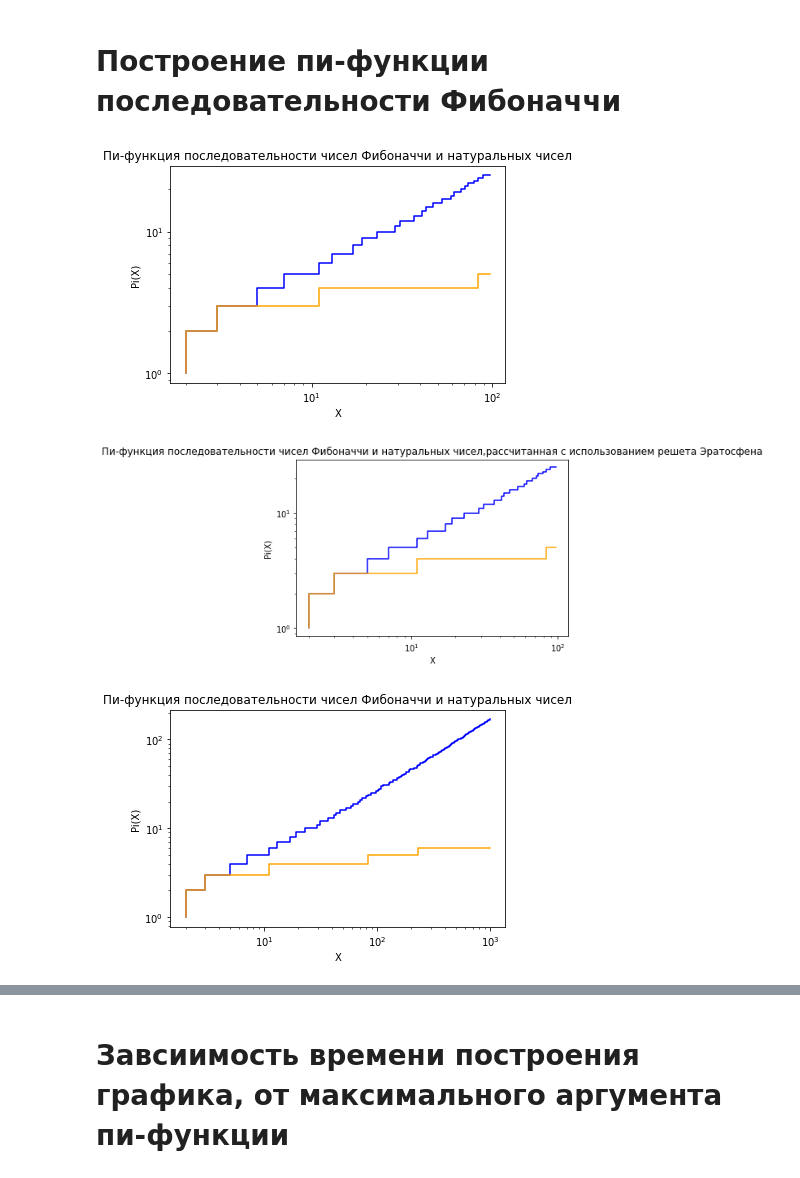
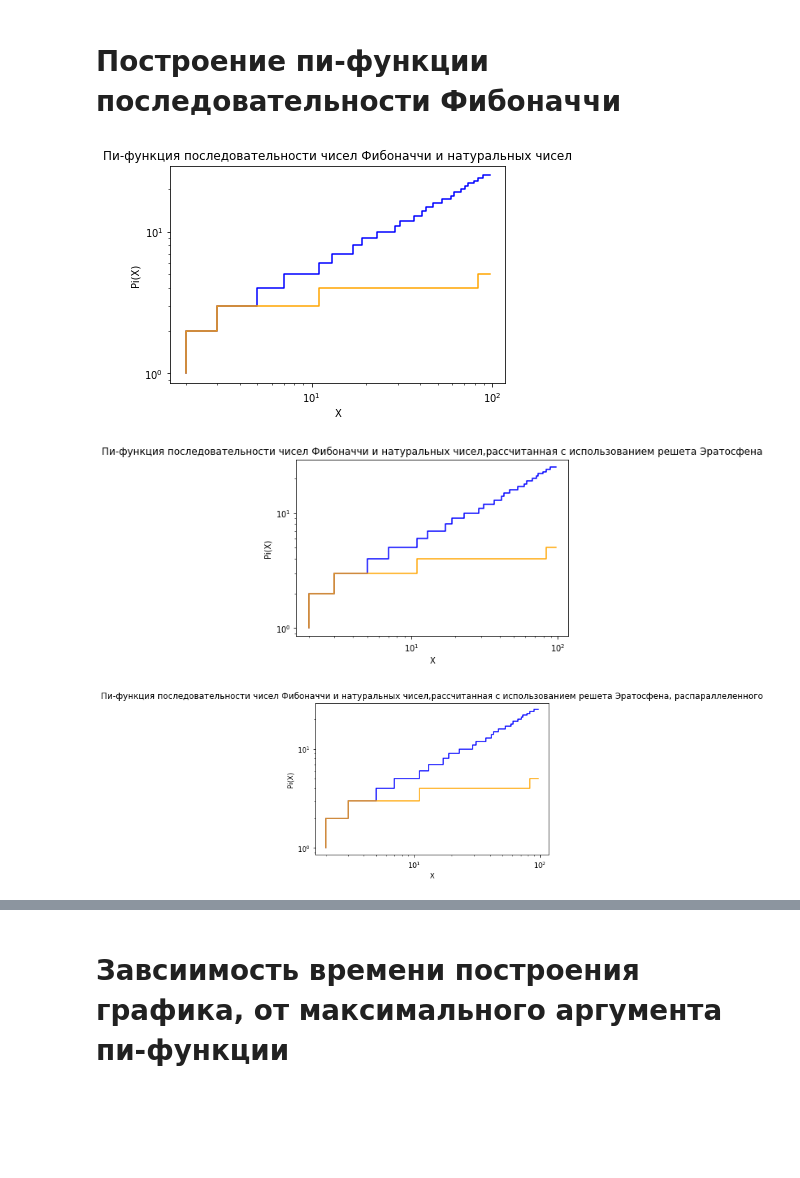
Before and after one commit to Twickitt/Pi-function-of-Fibonacci-and-Tribonacci-Nentrabonacci, a Jupyter notebook: Fibonacci_pi_func.ipynb, the cells around one changed output, grey strips where cells are left out. Cells and saved outputs as stored; diff of their text form; code cells hidden in the pictures; blank space fills up the shorter version.

Commit message:
Вставил параллельное вычисление решета Эратосфена

```diff
--- a/Fibonacci_pi_func.ipynb
+++ b/Fibonacci_pi_func.ipynb
@@ -69,6 +69,7 @@ def count_primes(array):
 
     return count
 
+#Решето Эратосфена
 def sieve_Eratosphene(n):
     sieve = list(range(2, n))
     #print(sieve)
@@ -83,11 +84,48 @@ def sieve_Eratosphene(n):
 
     return sieve
 
+#Решето Эратосфена, распараллеленное
+from multiprocessing import Process, Array
+#Прочистка решета 1 элементом, эта функция будет параллельно ыполняться по разным элементам
+def strain(i, n, sieve):
+    for j in range(i * i, n, i):
+        sieve[j - 2] = False  # Устанавливаем соответствующий индекс в False
+
+def sieve_Eratosphene_paralleled(n):
+    # Инициализируем массив True для всех чисел от 2 до n-1
+    sieve = Array('b', [True] * (n - 2))  # 'b' - тип для boolean (True/False)
+
+    p = []
+    for i in range(2, int(n**0.5) + 1):
+        process = Process(target=strain, args=(i, n, sieve))
+        p.append(process)
+        process.start()
+
+    for process in p:
+        process.join()
+
+    # Формируем список простых чисел
+    prime_numbers = [i + 2 for i in range(len(sieve)) if sieve[i]]
+
+    return prime_numbers
+
 #Функция,считающая количество простых чисел в массиве через решето Эратосфена
 def count_primes_by_sieve_Eratosphene(array):
     count = 0
     arr = list(array)
     sieve = sieve_Eratosphene(arr[-1] + 1)
+
+    for i in array:
+        if i in sieve:
+            count += 1
+
+    return count
+
+#Функция,считающая количество простых чисел в массиве через решето Эратосфена, распараллеленное
+def count_primes_by_sieve_Eratosphene_paralleled(array):
+    count = 0
+    arr = list(array)
+    sieve = sieve_Eratosphene_paralleled(arr[-1] + 1)
 
     for i in array:
         if i in sieve:
@@ -112,6 +150,18 @@ def cut_composites_by_sieve_Eratosphene(array):
     arr_prime = []
 
     sieve = sieve_Eratosphene(array[-1])
+
+    for i in array:
+        if i in sieve:
+            arr_prime.append(i)
+
+    return arr_prime
+
+#Функция, аналогичная cut_composites, но использующая решето Эратосфена, распараллеленное
+def cut_composites_by_sieve_Eratosphene_paralleled(array):
+    arr_prime = []
+
+    sieve = sieve_Eratosphene_paralleled(array[-1])
 
     for i in array:
         if i in sieve:
@@ -145,6 +195,19 @@ def Pi_func_Fib_using_sieve_Eratosphene(x):
 def Pi_func_using_sieve_Eratosphene(x):
     array = range(2, int(x) + 1)
     pi_f = count_primes_by_sieve_Eratosphene(array)
+    return pi_f
+
+#Функция, для подсчета пи-функции чисел Фибоначчи, использующая решето Эратосфена, распараллеленное
+def Pi_func_Fib_using_sieve_Eratosphene_paralleled(x):
+    Fib_numbers = []
+    Fib_numbers = Fib_numbers_fill(x, Fib_numbers)
+    pi_F = count_primes_by_sieve_Eratosphene_paralleled(Fib_numbers)
+    return pi_F
+
+#Функция, для подсчета пи-функции натуральных чисел, использующая решето Эратосфена, распараллеленное
+def Pi_func_using_sieve_Eratosphene_paralleled(x):
+    array = range(2, int(x) + 1)
+    pi_f = count_primes_by_sieve_Eratosphene_paralleled(array)
     return pi_f
 
 #Функция построения графика пи-функции (точечный график), максимальное значение аргумента - заданная степень десяти
@@ -220,31 +283,59 @@ def pi_func_plot_2_using_sieve_Eratosphene(deg_max):
     for i in range(len(x)):
         y.append(Pi_func_using_sieve_Eratosphene(x[i]))
         y_Fib.append(Pi_func_Fib_using_sieve_Eratosphene(x[i]))
 
     '''print(x)
     print(y)
     print(y_Fib)'''
 
     #Построение
     plt.plot(x, y, drawstyle='steps-pre', label='Pi(x)', color='blue')
     plt.plot(x, y_Fib, drawstyle='steps-pre', label='Pi_Fib(x)', color='orange')
     plt.xscale('log')
     plt.yscale('log')
     plt.title('Пи-функция последовательности чисел Фибоначчи и натуральных чисел,рассчитанная с использованием решета Эратосфена')
     plt.xlabel('X')
     plt.ylabel('Pi(X)')
     plt.show()
 
+def pi_func_plot_2_using_sieve_Eratosphene_paralleled(deg_max):
+    x = []
+    y = []
+    y_Fib = []
+
+    #Аргументы генерируются не как степени десятки, а как простые числа Фибоначчи, на которых происходят скачки
+    #x = Fib_numbers_fill(10**deg_max, x)
+    x = cut_composites_by_sieve_Eratosphene_paralleled(range(2, 10**deg_max))
+    for i in range(len(x)):
+        y.append(Pi_func_using_sieve_Eratosphene_paralleled(x[i]))
+        y_Fib.append(Pi_func_Fib_using_sieve_Eratosphene_paralleled(x[i]))
+
+    '''print(x)
+    print(y)
+    print(y_Fib)'''
+
+    #Построение
+    plt.plot(x, y, drawstyle='steps-pre', label='Pi(x)', color='blue')
+    plt.plot(x, y_Fib, drawstyle='steps-pre', label='Pi_Fib(x)', color='orange')
+    plt.xscale('log')
+    plt.yscale('log')
+    plt.title('Пи-функция последовательности чисел Фибоначчи и натуральных чисел,рассчитанная с использованием решета Эратосфена, распараллеленного')
+    plt.xlabel('X')
+    plt.ylabel('Pi(X)')
+    plt.show()
+
 
 
 #pi_func_plot(5)#18 possible but slow
 pi_func_plot_2(2)
 pi_func_plot_2_using_sieve_Eratosphene(2)
+pi_func_plot_2_using_sieve_Eratosphene_paralleled(2)
 pi_func_plot_2(3)
 pi_func_plot_2_using_sieve_Eratosphene(3)
+pi_func_plot_2_using_sieve_Eratosphene_paralleled(3)
 #pi_func_plot_2(6)
 #pi_func_plot_2(8)#для 9 долго считает, график для 8 почти не отличается от 6
 # %% [output]
 [figure]
 [figure]
-[figure, old version]
+[figure, new version]
```
Also changed, not shown: parts of 15 cells of this notebook.
